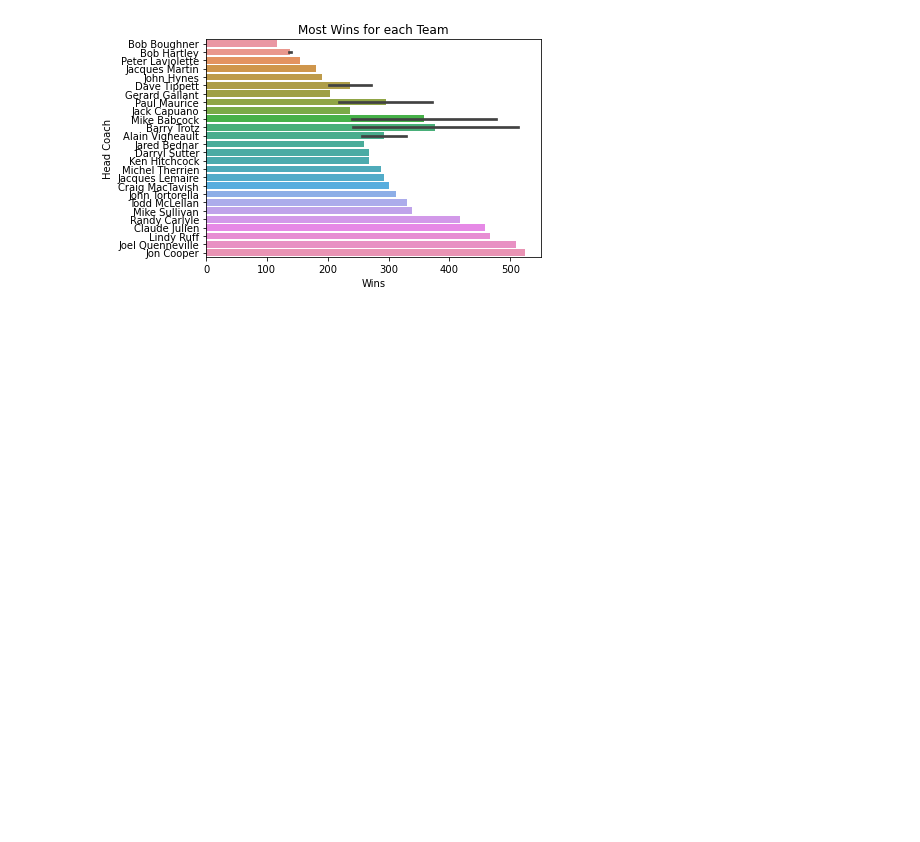
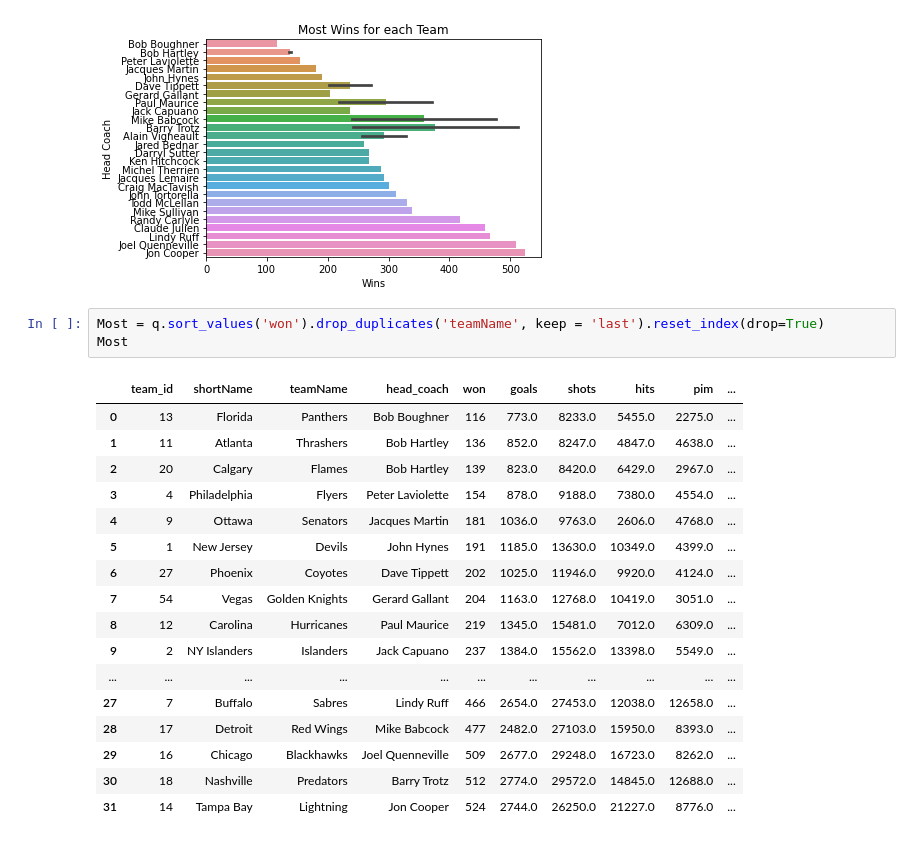
Before and after one commit to data301-2021-summer2/project-group39-project, a Jupyter notebook: analysis/Keatin/CoachesCleanUp.ipynb, the cells around one changed output. Saved outputs shown, nothing was run; the diff lists cells and outputs as text; blank space fills up the shorter version.

```diff
--- a/analysis/Keatin/CoachesCleanUp.ipynb
+++ b/analysis/Keatin/CoachesCleanUp.ipynb
@@ -128,3 +128,24 @@ plt.title("Most Wins for each Team")
 # %% [output]
 Text(0.5, 1.0, 'Most Wins for each Team')
 [figure]
+# %%
+Most = q.sort_values('won').drop_duplicates('teamName', keep = 'last').reset_index(drop=True)
+Most
+# %% [output]
+|  | team_id | shortName | teamName | head_coach | won | goals | shots | hits | pim | ... |
+| 0 | 13 | Florida | Panthers | Bob Boughner | 116 | 773.0 | 8233.0 | 5455.0 | 2275.0 | ... |
+| 1 | 11 | Atlanta | Thrashers | Bob Hartley | 136 | 852.0 | 8247.0 | 4847.0 | 4638.0 | ... |
+| 2 | 20 | Calgary | Flames | Bob Hartley | 139 | 823.0 | 8420.0 | 6429.0 | 2967.0 | ... |
+| 3 | 4 | Philadelphia | Flyers | Peter Laviolette | 154 | 878.0 | 9188.0 | 7380.0 | 4554.0 | ... |
+| 4 | 9 | Ottawa | Senators | Jacques Martin | 181 | 1036.0 | 9763.0 | 2606.0 | 4768.0 | ... |
+| 5 | 1 | New Jersey | Devils | John Hynes | 191 | 1185.0 | 13630.0 | 10349.0 | 4399.0 | ... |
+| 6 | 27 | Phoenix | Coyotes | Dave Tippett | 202 | 1025.0 | 11946.0 | 9920.0 | 4124.0 | ... |
+| 7 | 54 | Vegas | Golden Knights | Gerard Gallant | 204 | 1163.0 | 12768.0 | 10419.0 | 3051.0 | ... |
+| 8 | 12 | Carolina | Hurricanes | Paul Maurice | 219 | 1345.0 | 15481.0 | 7012.0 | 6309.0 | ... |
+| 9 | 2 | NY Islanders | Islanders | Jack Capuano | 237 | 1384.0 | 15562.0 | 13398.0 | 5549.0 | ... |
+| ... | ... | ... | ... | ... | ... | ... | ... | ... | ... | ... |
+| 27 | 7 | Buffalo | Sabres | Lindy Ruff | 466 | 2654.0 | 27453.0 | 12038.0 | 12658.0 | ... |
+| 28 | 17 | Detroit | Red Wings | Mike Babcock | 477 | 2482.0 | 27103.0 | 15950.0 | 8393.0 | ... |
+| 29 | 16 | Chicago | Blackhawks | Joel Quenneville | 509 | 2677.0 | 29248.0 | 16723.0 | 8262.0 | ... |
+| 30 | 18 | Nashville | Predators | Barry Trotz | 512 | 2774.0 | 29572.0 | 14845.0 | 12688.0 | ... |
+| 31 | 14 | Tampa Bay | Lightning | Jon Cooper | 524 | 2744.0 | 26250.0 | 21227.0 | 8776.0 | ... |
```
Also changed, not shown: parts of 6 cells of this notebook, 5 other files.
